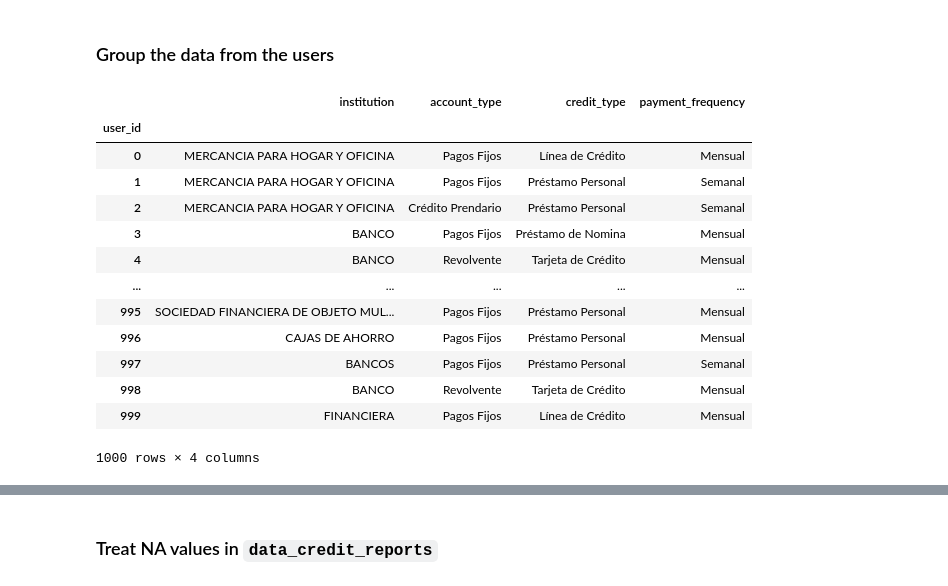
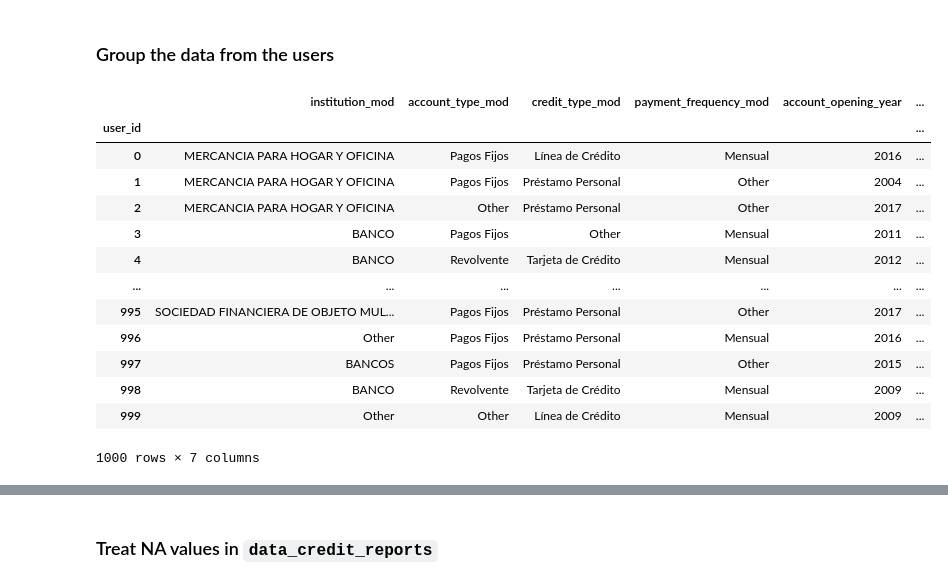
Before and after one commit to IsaiasGutierrezCruz/CreditRisk, a Jupyter notebook: ChallengeCreditRisk.ipynb, the cells around one changed output, grey strips where cells are left out. Drawn from its saved outputs; the diff is of its cells as text; code cells hidden in the pictures.

```diff
--- a/ChallengeCreditRisk.ipynb
+++ b/ChallengeCreditRisk.ipynb
@@ -466,18 +417,18 @@ agg_data2 = data2.groupby(['user_id'])['institution', 'account_type', 'credit_ty
-# %%
-agg_data2
-# %% [output]
-|  | institution | account_type | credit_type | payment_frequency |
-| user_id |  |  |  |  |
-| 0 | MERCANCIA PARA HOGAR Y OFICINA | Pagos Fijos | Línea de Crédito | Mensual |
-| 1 | MERCANCIA PARA HOGAR Y OFICINA | Pagos Fijos | Préstamo Personal | Semanal |
-| 2 | MERCANCIA PARA HOGAR Y OFICINA | Crédito Prendario | Préstamo Personal | Semanal |
-| 3 | BANCO | Pagos Fijos | Préstamo de Nomina | Mensual |
-| 4 | BANCO | Revolvente | Tarjeta de Crédito | Mensual |
-| ... | ... | ... | ... | ... |
-| 995 | SOCIEDAD FINANCIERA DE OBJETO MUL... | Pagos Fijos | Préstamo Personal | Mensual |
-| 996 | CAJAS DE AHORRO | Pagos Fijos | Préstamo Personal | Mensual |
-| 997 | BANCOS | Pagos Fijos | Préstamo Personal | Semanal |
-| 998 | BANCO | Revolvente | Tarjeta de Crédito | Mensual |
-| 999 | FINANCIERA | Pagos Fijos | Línea de Crédito | Mensual |
-1000 rows × 4 columns
+# %%
+agg_data2_cate
+# %% [output]
+|  | institution_mod | account_type_mod | credit_type_mod | payment_frequency_mod | account_opening_year | ... |
+| user_id |  |  |  |  |  | ... |
+| 0 | MERCANCIA PARA HOGAR Y OFICINA | Pagos Fijos | Línea de Crédito | Mensual | 2016 | ... |
+| 1 | MERCANCIA PARA HOGAR Y OFICINA | Pagos Fijos | Préstamo Personal | Other | 2004 | ... |
+| 2 | MERCANCIA PARA HOGAR Y OFICINA | Other | Préstamo Personal | Other | 2017 | ... |
+| 3 | BANCO | Pagos Fijos | Other | Mensual | 2011 | ... |
+| 4 | BANCO | Revolvente | Tarjeta de Crédito | Mensual | 2012 | ... |
+| ... | ... | ... | ... | ... | ... | ... |
+| 995 | SOCIEDAD FINANCIERA DE OBJETO MUL... | Pagos Fijos | Préstamo Personal | Other | 2017 | ... |
+| 996 | Other | Pagos Fijos | Préstamo Personal | Mensual | 2016 | ... |
+| 997 | BANCOS | Pagos Fijos | Préstamo Personal | Other | 2015 | ... |
+| 998 | BANCO | Revolvente | Tarjeta de Crédito | Mensual | 2009 | ... |
+| 999 | Other | Other | Línea de Crédito | Mensual | 2009 | ... |
+1000 rows × 7 columns
 # %%
```
Also changed, not shown: parts of 20 cells of this notebook.
